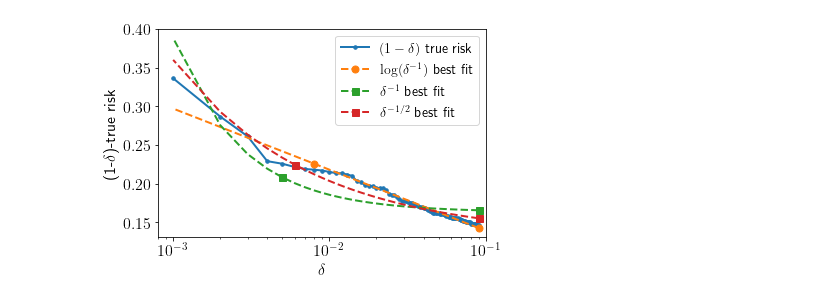
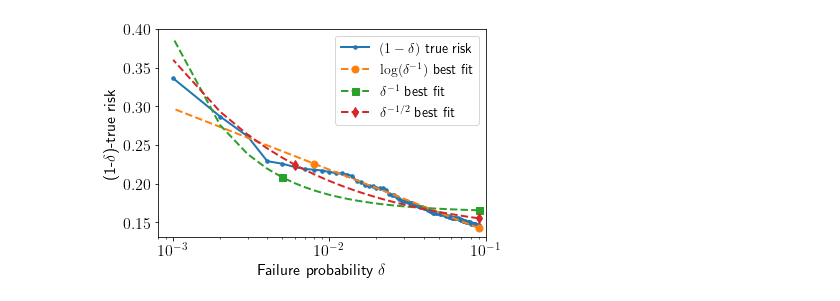
Before and after one commit to liammadden/sgd, a Jupyter notebook: plots/SGD-Generalization.ipynb, the cells around one changed output. Cells and saved outputs as stored; diff of their text form; code cells hidden in the pictures.

```diff
--- a/plots/SGD-Generalization.ipynb
+++ b/plots/SGD-Generalization.ipynb
@@ -176,36 +176,36 @@ def bestFit( x, y):
 fig, ax = plt.subplots()
 deltas = 1-cdf[-90:] # behavior of delta near 1 is not interesting; we care about delta --> 0
 data   = r_errs[-90:]
 
 ax.semilogx(deltas,data,'.-',label="$(1-\delta)$ true risk")
 
 # Make a line of best fit, using function dependence f(delta)
 f = lambda delta : np.log(1/delta)
 slp,intrcpt = bestFit( f(deltas), data)
 ax.semilogx( deltas, slp*f(deltas) + intrcpt, 'o--', markevery=.45,label="$\log(\delta^{-1})$ best fit")
 
 f = lambda delta : 1/delta
 slp,intrcpt = bestFit( f(deltas), data)
 ax.semilogx( deltas, slp*f(deltas) + intrcpt, 's--', markevery=.5,label="$\delta^{-1}$ best fit")
 
 f = lambda delta : 1/np.sqrt(delta)
 slp,intrcpt = bestFit( f(deltas), data)
-ax.semilogx( deltas, slp*f(deltas) + intrcpt, 's--', markevery=.5,label="$\delta^{-1/2}$ best fit")
+ax.semilogx( deltas, slp*f(deltas) + intrcpt, 'd--', markevery=.5,label="$\delta^{-1/2}$ best fit")
 
 # ax.semilogx(1-cdf,r_errs,'.-',label="$(1-\delta)$ true risk")
 # ax.semilogx( deltas, np.log(1/deltas)/20, 'o--', markevery=.2,label="constant$\\times\log(\delta^{-1})$ reference")
 # ax.semilogx( deltas, 1/deltas/2000, 's--', markevery=.2,label="constant$\\times\delta^{-1}$ reference")
 # ax.semilogx( deltas, 1/np.sqrt(deltas)/50, 'd--', markevery=.2,label="constant$\\times\delta^{-1/2}$ reference")
 # ax.invert_xaxis()
-plt.xlabel('$\delta$')
+plt.xlabel('Failure probability $\delta$')
 plt.ylabel('(1-$\delta$)-true risk')
 # plt.ylim(bottom=0,top=0.4)
 plt.legend(fontsize=14) #,loc="lower left")
 plt.xlim(right=.1)
 plt.savefig('truerisk_v2.pdf')
 plt.show()
 # %% [output]
-[figure, old version]
+[figure, new version]
 # %%
 # Figure 1, right
 fig, ax = plt.subplots()
```
Also changed, not shown: parts of 1 cell of this notebook.
